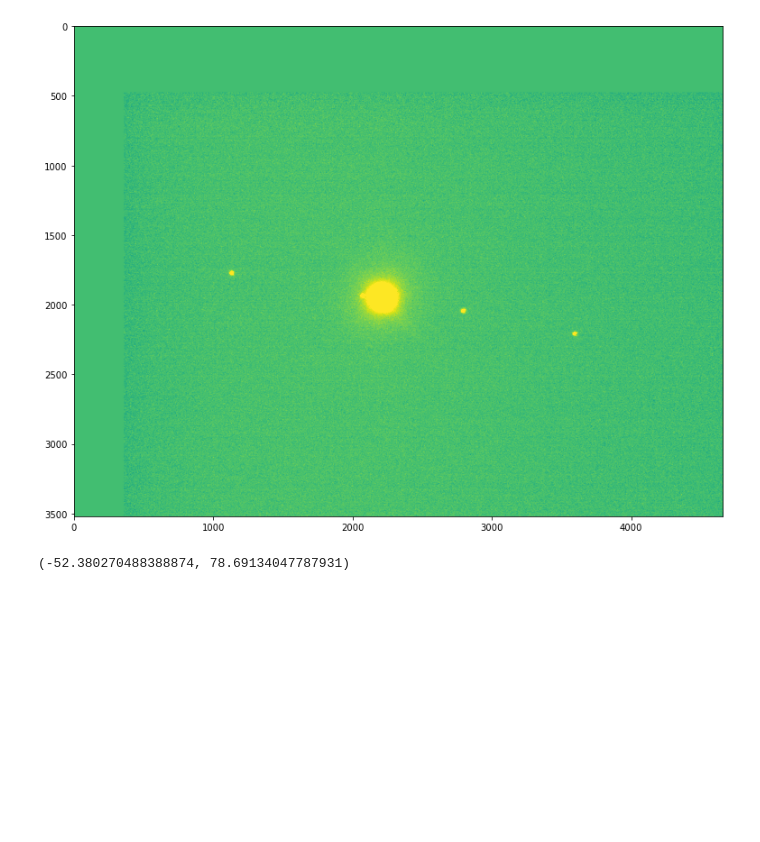
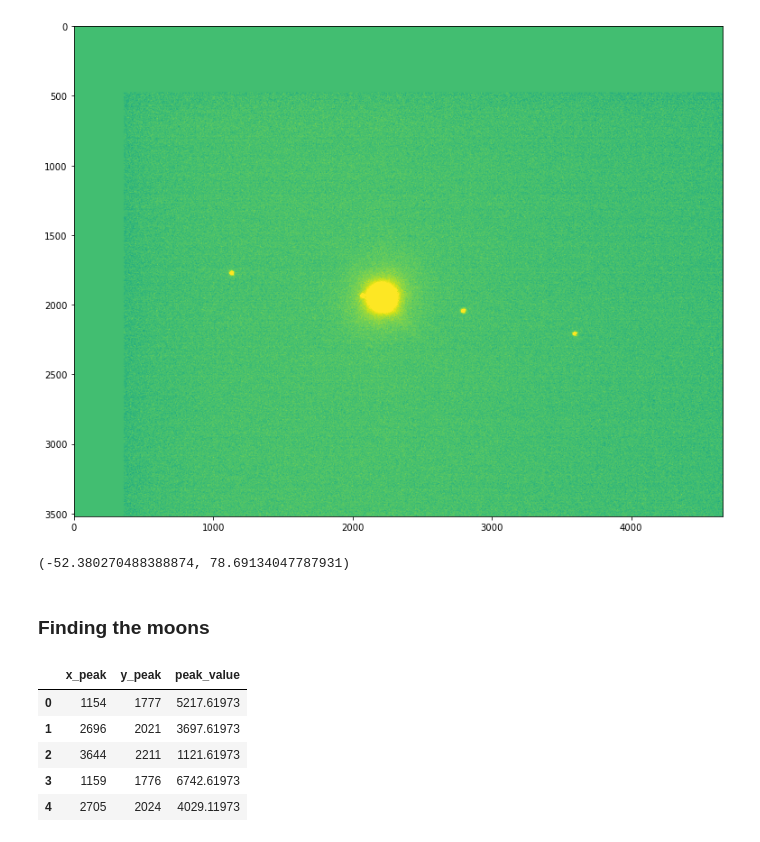
Before and after one commit to DIaDaynaDay/jupiter-insight, a Jupyter notebook: jupiter_centering.ipynb, the cells around one changed output. Saved outputs shown, nothing was run; the diff lists cells and outputs as text; code cells hidden in the pictures; blank space fills up the shorter version.

```diff
--- a/jupiter_centering.ipynb
+++ b/jupiter_centering.ipynb
@@ -138,3 +127,10 @@ plt.imshow(jupiter_centred_data[21],norm=norm[21])
 ZScaleInterval().get_limits(jupiter_centred_data[21])
 # %% [output]
 (-52.380270488388874, 78.69134047787931)
+# %% [markdown]
+### Finding the moons
+# %%
+mask = np.zeros(jupiter_centred_data[0].shape, dtype=bool)
+mask[1874:2014, 2127:2280] = True
+norm = simple_norm(jupiter_centred_data[0], 'sqrt', percent=99.9)
+threshold = 1000
@@ -140,0 +139,10 @@ ZScaleInterval().get_limits(jupiter_centred_data[21])
+# %%
+moons_df = pd.DataFrame(moons)
+moons_df.head()
+# %% [output]
+|  | x_peak | y_peak | peak_value |
+| 0 | 1154 | 1777 | 5217.61973 |
+| 1 | 2696 | 2021 | 3697.61973 |
+| 2 | 3644 | 2211 | 1121.61973 |
+| 3 | 1159 | 1776 | 6742.61973 |
+| 4 | 2705 | 2024 | 4029.11973 |
```
Also changed, not shown: parts of 9 cells of this notebook, 5 other files.
